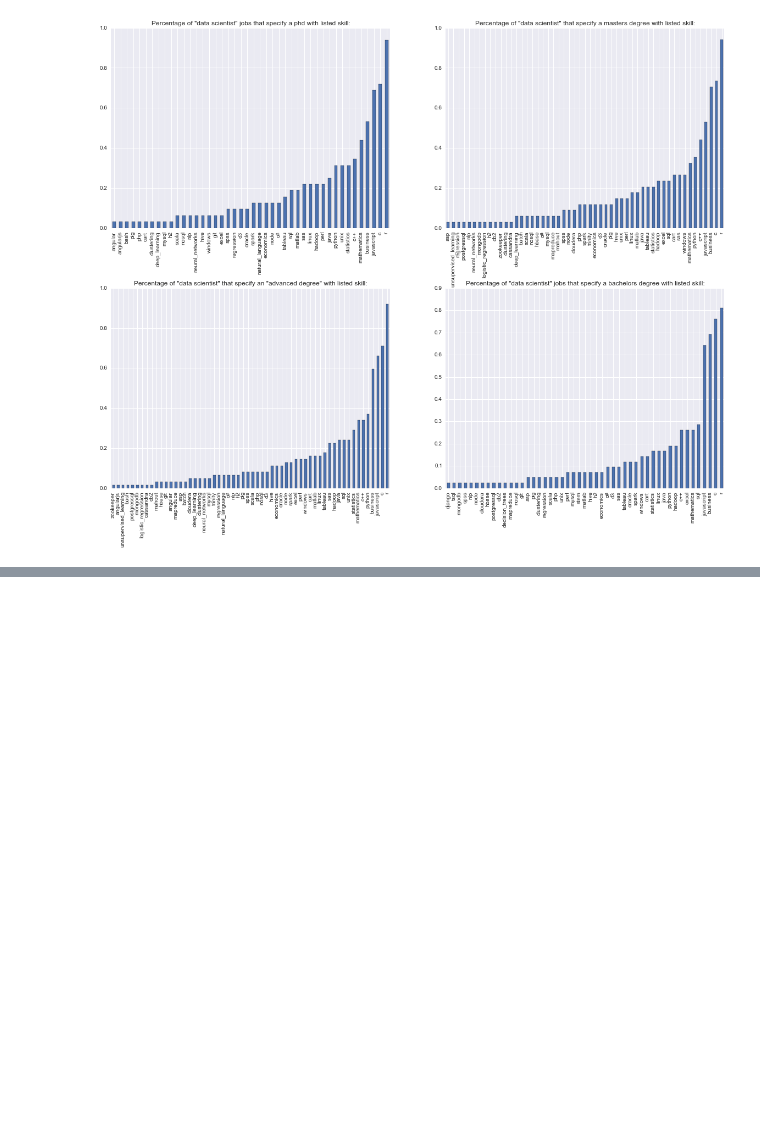
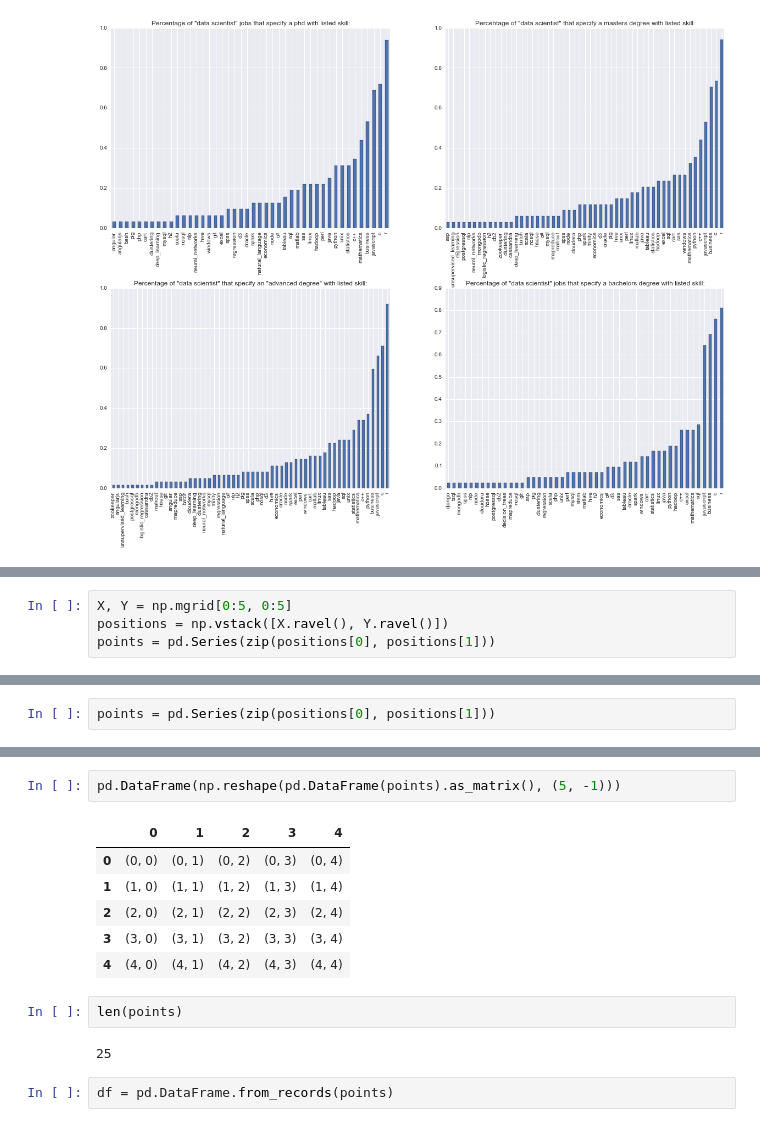
Before and after one commit to tamirbennatan/data_science_skills_analysis, a Jupyter notebook: Data Science Skills Analysis.ipynb, the cells around one changed output, grey strips where cells are left out. Drawn from its saved outputs; the diff is of its cells as text; blank space fills up the shorter version.

```diff
--- a/Data Science Skills Analysis.ipynb
+++ b/Data Science Skills Analysis.ipynb
@@ -455,0 +558,4 @@ data_scientist_bachelors.plot(ax=axes[1,1],  kind = 'bar', legend = None,
+# %%
+X, Y = np.mgrid[0:5, 0:5]
+positions = np.vstack([X.ravel(), Y.ravel()])
+points = pd.Series(zip(positions[0], positions[1]))
@@ -455,0 +573,2 @@ data_scientist_bachelors.plot(ax=axes[1,1],  kind = 'bar', legend = None,
+# %%
+points = pd.Series(zip(positions[0], positions[1]))
@@ -455,0 +589,15 @@ data_scientist_bachelors.plot(ax=axes[1,1],  kind = 'bar', legend = None,
+# %%
+pd.DataFrame(np.reshape(pd.DataFrame(points).as_matrix(), (5, -1)))
+# %% [output]
+|  | 0 | 1 | 2 | 3 | 4 |
+| 0 | (0, 0) | (0, 1) | (0, 2) | (0, 3) | (0, 4) |
+| 1 | (1, 0) | (1, 1) | (1, 2) | (1, 3) | (1, 4) |
+| 2 | (2, 0) | (2, 1) | (2, 2) | (2, 3) | (2, 4) |
+| 3 | (3, 0) | (3, 1) | (3, 2) | (3, 3) | (3, 4) |
+| 4 | (4, 0) | (4, 1) | (4, 2) | (4, 3) | (4, 4) |
+# %%
+len(points)
+# %% [output]
+25
+# %%
+df = pd.DataFrame.from_records(points)
```
Also changed, not shown: parts of 31 cells of this notebook.
